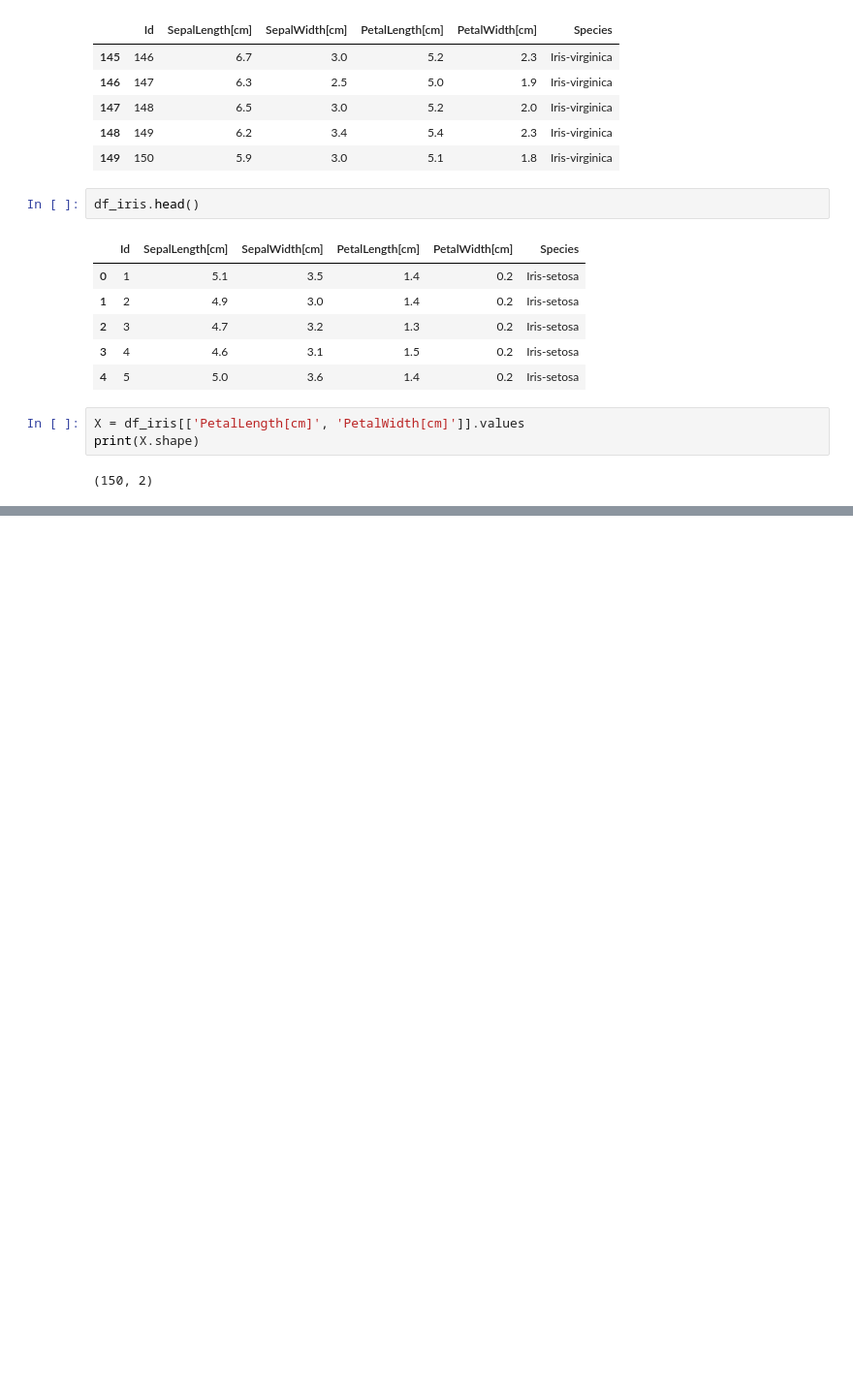
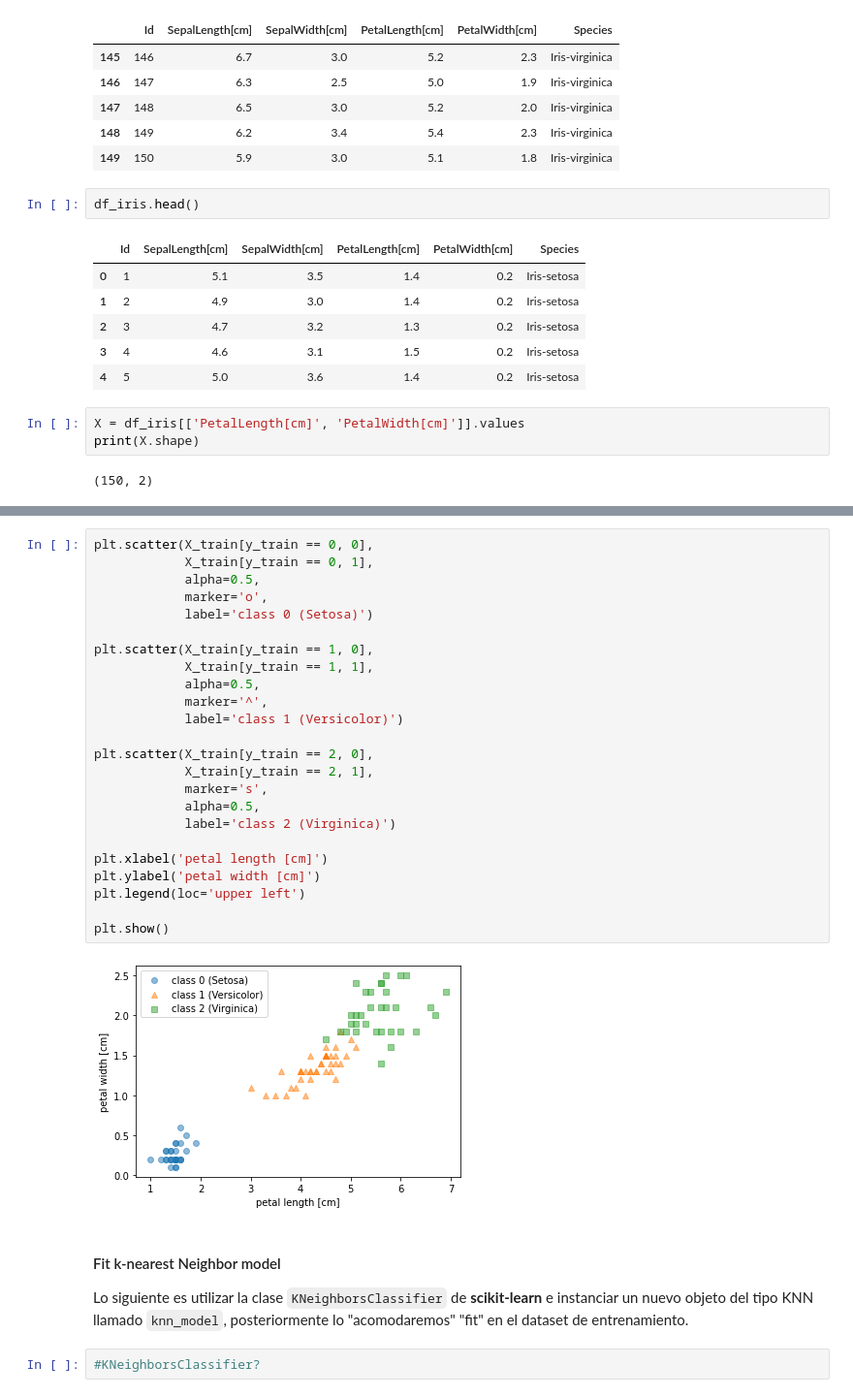
Before and after one commit to JASorianoHernandez/Notebooks, a Jupyter notebook: Intro_to_Machine_Learning_and_Statistical_Pattern_Classification_Course.ipynb, the cells around one changed output, grey strips where cells are left out. Shown: that part at 97% size. Saved outputs shown, nothing was run; the diff lists cells and outputs as text; blank space fills up the shorter version.

````diff
--- a/Intro_to_Machine_Learning_and_Statistical_Pattern_Classification_Course.ipynb
+++ b/Intro_to_Machine_Learning_and_Statistical_Pattern_Classification_Course.ipynb
@@ -297,0 +364,31 @@ X_test, y_test = X_shuffled[105:], y_shuffled[105:]
+# %%
+plt.scatter(X_train[y_train == 0, 0],
+            X_train[y_train == 0, 1],
+            alpha=0.5,
+            marker='o',
+            label='class 0 (Setosa)')
+
+plt.scatter(X_train[y_train == 1, 0],
+            X_train[y_train == 1, 1],
+            alpha=0.5,
+            marker='^',
+            label='class 1 (Versicolor)')
+
+plt.scatter(X_train[y_train == 2, 0],
+            X_train[y_train == 2, 1],
+            marker='s',
+            alpha=0.5,
+            label='class 2 (Virginica)')
+
+plt.xlabel('petal length [cm]')
+plt.ylabel('petal width [cm]')
+plt.legend(loc='upper left')
+
+plt.show()
+# %% [output]
+[figure, added]
+# %% [markdown]
+#### Fit k-nearest Neighbor model
+Lo siguiente es utilizar la clase ```KNeighborsClassifier``` de **scikit-learn** e instanciar un nuevo objeto del tipo KNN llamado ```knn_model```, posteriormente lo "acomodaremos" "fit" en el dataset de entrenamiento.
+# %%
+#KNeighborsClassifier?
````
Also changed, not shown: parts of 40 cells of this notebook.
